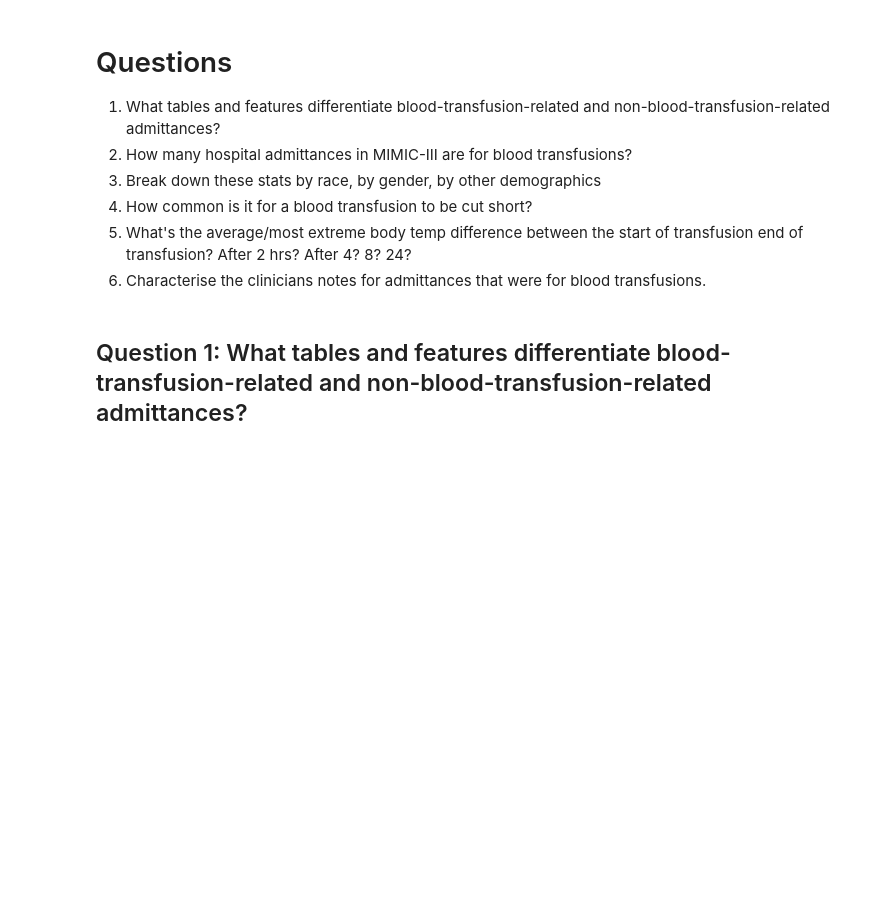
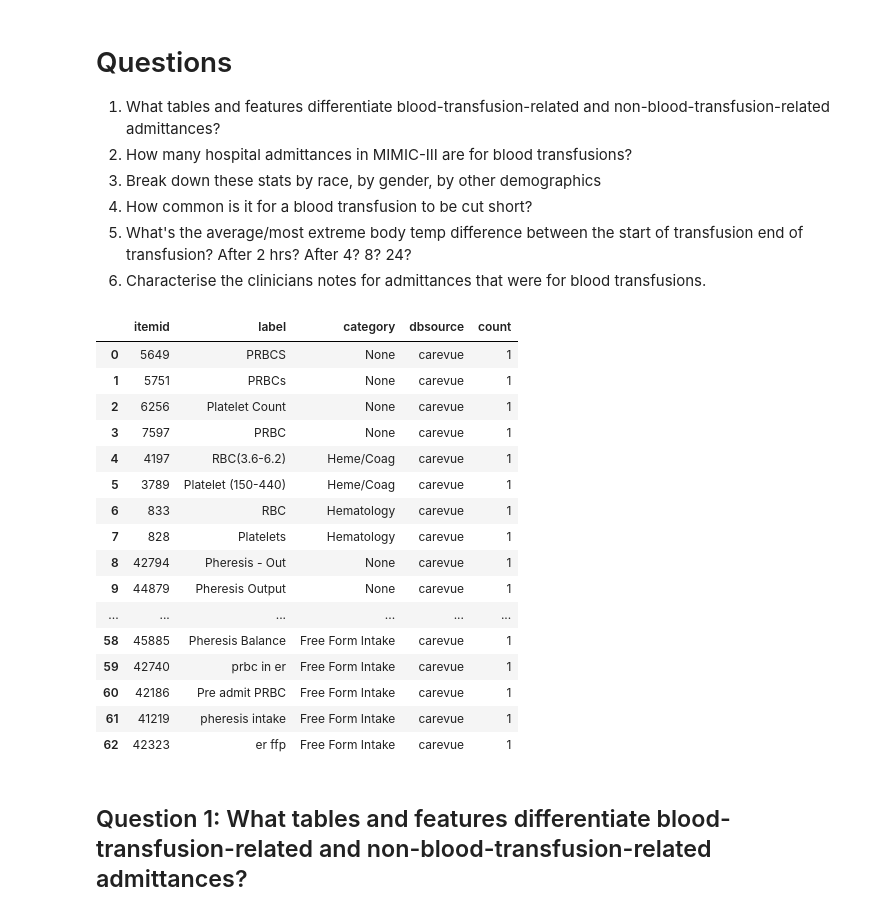
Before and after one commit to kmorhun/tranfusion-reactions, a Jupyter notebook: exploratory_data_analysis/eda_kat.ipynb, the cells around one changed output. Drawn from its saved outputs; the diff is of its cells as text; code cells hidden in the pictures; blank space fills up the shorter version.

```diff
--- a/exploratory_data_analysis/eda_kat.ipynb
+++ b/exploratory_data_analysis/eda_kat.ipynb
@@ -15,6 +18,30 @@ from google.cloud import bigquery
 load_dotenv()
 query_path = os.environ.get('BASE_QUERY_PATH')
 client = bigquery.Client(os.environ.get('BIGQUERY_PROJECT_NAME'))
+# %%
+with open(f"{query_path}/scratch.sql", 'r') as file:
+    query = file.read()
+
+results = client.query(query).to_dataframe()
+results
+# %% [output]
+|  | itemid | label | category | dbsource | count |
+| 0 | 5649 | PRBCS | None | carevue | 1 |
+| 1 | 5751 | PRBCs | None | carevue | 1 |
+| 2 | 6256 | Platelet Count | None | carevue | 1 |
+| 3 | 7597 | PRBC | None | carevue | 1 |
+| 4 | 4197 | RBC(3.6-6.2) | Heme/Coag | carevue | 1 |
+| 5 | 3789 | Platelet (150-440) | Heme/Coag | carevue | 1 |
+| 6 | 833 | RBC | Hematology | carevue | 1 |
+| 7 | 828 | Platelets | Hematology | carevue | 1 |
+| 8 | 42794 | Pheresis - Out | None | carevue | 1 |
+| 9 | 44879 | Pheresis Output | None | carevue | 1 |
+| ... | ... | ... | ... | ... | ... |
+| 58 | 45885 | Pheresis Balance | Free Form Intake | carevue | 1 |
+| 59 | 42740 | prbc in er | Free Form Intake | carevue | 1 |
+| 60 | 42186 | Pre admit PRBC | Free Form Intake | carevue | 1 |
+| 61 | 41219 | pheresis intake | Free Form Intake | carevue | 1 |
+| 62 | 42323 | er ffp | Free Form Intake | carevue | 1 |
 # %% [markdown]
 ## Question 1: What tables and features differentiate blood-transfusion-related and non-blood-transfusion-related admittances?
 # %% [markdown]
```
Also changed, not shown: parts of 4 cells of this notebook, 6 other files.
